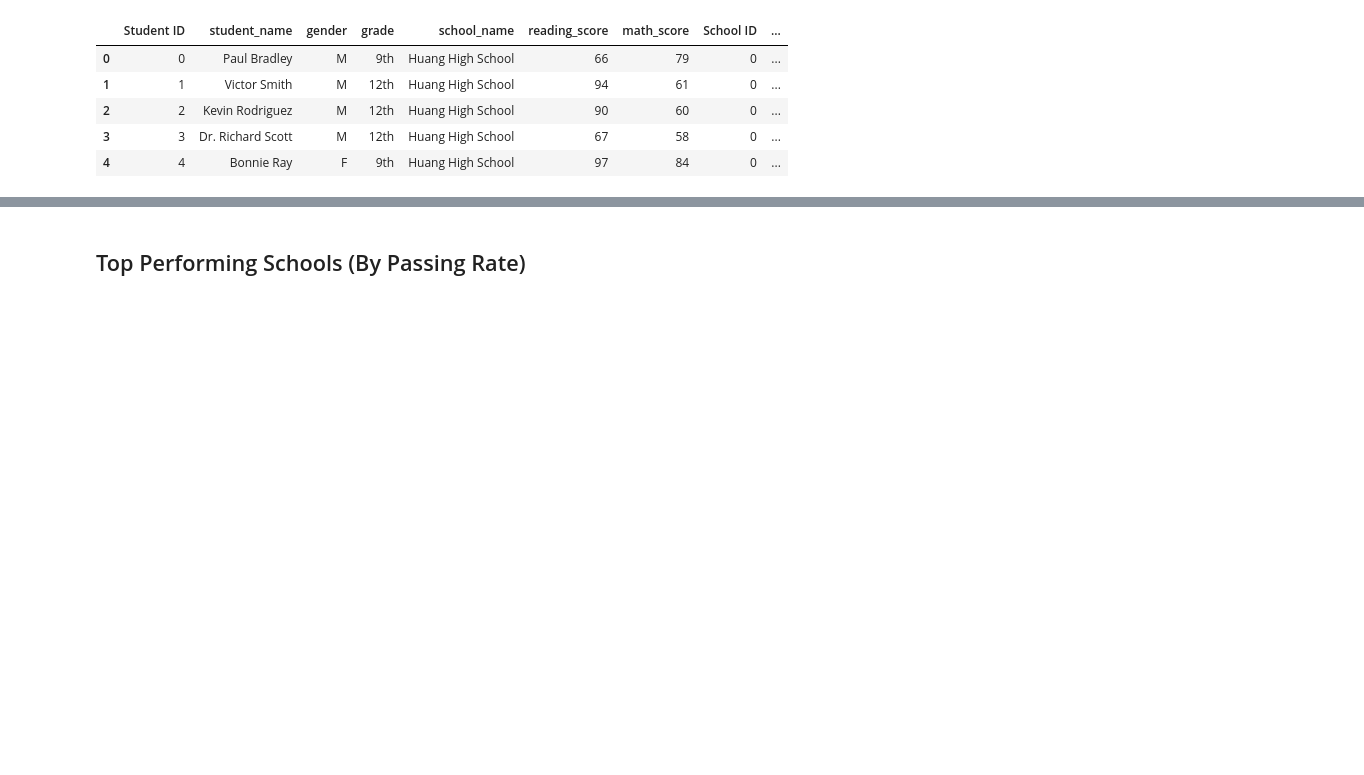
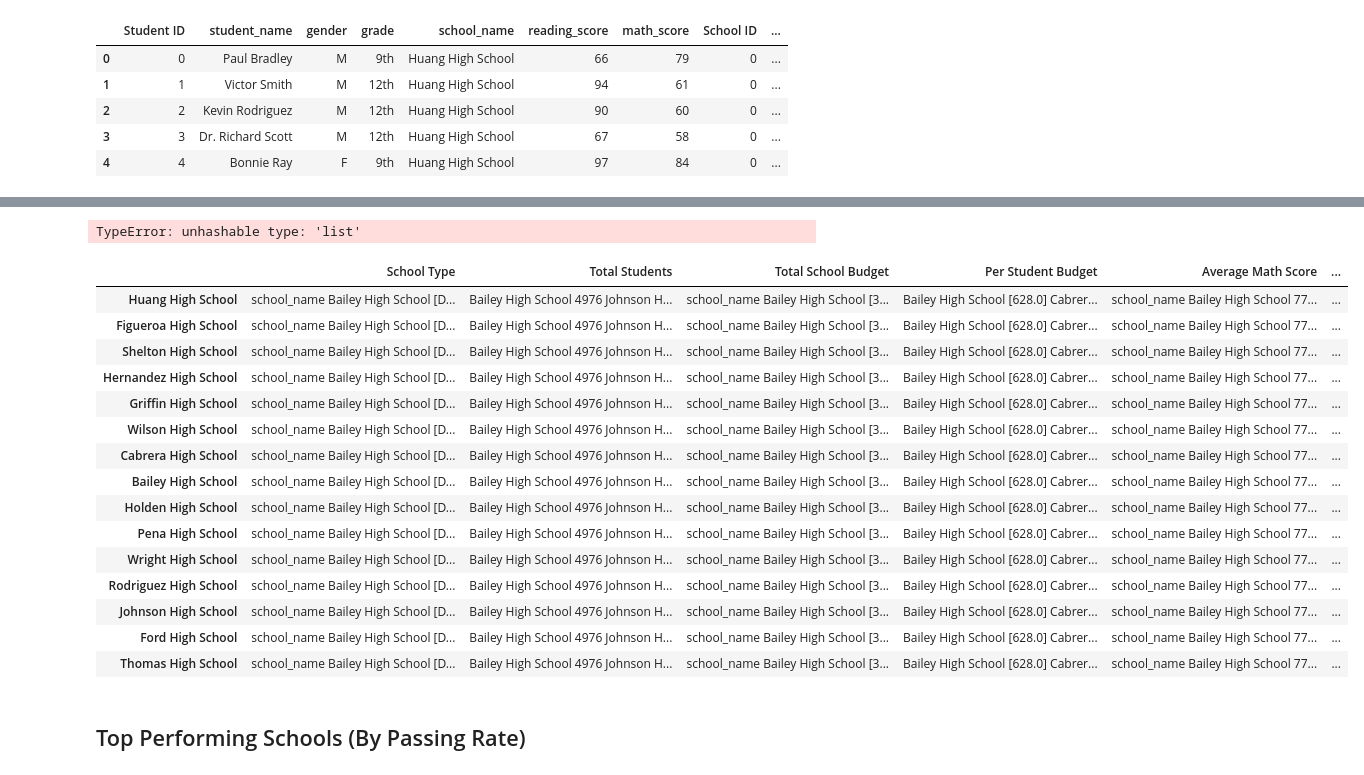
Before and after one commit to carlymckelvy/pandas-challenge, a Jupyter notebook: PyCitySchools/PyCitySchools_starter.ipynb, the cells around one changed output, grey strips where cells are left out. Cells and saved outputs as stored; diff of their text form; code cells hidden in the pictures; blank space fills up the shorter version.

```diff
--- a/PyCitySchools/PyCitySchools_starter.ipynb
+++ b/PyCitySchools/PyCitySchools_starter.ipynb
@@ -238,0 +340,4 @@ Name: reading_score, dtype: float64
+# %%
+#sch_reading_perc = ((reading_by_school / school_size)*100)
+sch_reading_perc = pd.DataFrame(((reading_by_school["student_name"] / school_size["school_name"])*100))
+sch_reading_perc
@@ -238,0 +361,3 @@ Name: reading_score, dtype: float64
+# %%
+sch_budget = grouped_data["budget"].unique()
+sch_budget
@@ -238,0 +382,3 @@ Name: reading_score, dtype: float64
+# %%
+stu_budget = sch_budget / school_size
+stu_budget
@@ -238,0 +402,4 @@ Name: reading_score, dtype: float64
+# %%
+sch_overall_pass = (sch_math_perc + sch_reading_perc)/2
+sch_overall_pass = pd.DataFrame((sch_math_perc + sch_reading_perc)/2)
+sch_overall_pass
@@ -239,3 +423,46 @@ Name: reading_score, dtype: float64
+# %%
+#school_summ =  {[school_types],
+                            [school_size],
+                            [sch_budget],
+                            [stu_budget],
+                            [math_avg],
+                            [reading_avg],
+                            [sch_math_perc],
+                            [sch_reading_perc],
+                            [sch_overall_pass]}
+#school_df = pd.DataFrame(school_summ)
+#school_df
+# %% [output]
+TypeError: unhashable type: 'list'
+# %%
+school_summ = {"School Type" : [school_types],
+                             "Total Students" : [school_size],
+                            "Total School Budget" : [sch_budget],
+                            "Per Student Budget" : [stu_budget],
+                             "Average Math Score" : [math_avg],
+                             "Average Reading Score" : [reading_avg],
+                             "% Passing Math" : [sch_math_perc],
+                             "% Passing Reading" : [sch_reading_perc],
+                            "% Overall Passing" : [sch_overall_pass]}
+#school_df = pd.DataFrame(school_summ, index =[school_data_complete["school_name"].unique()])
+school_df
+# %% [output]
+|  | School Type | Total Students | Total School Budget | Per Student Budget | Average Math Score | ... |
+| Huang High School | school_name Bailey High School [D... | Bailey High School 4976 Johnson H... | school_name Bailey High School [3... | Bailey High School [628.0] Cabrer... | school_name Bailey High School 77... | ... |
+| Figueroa High School | school_name Bailey High School [D... | Bailey High School 4976 Johnson H... | school_name Bailey High School [3... | Bailey High School [628.0] Cabrer... | school_name Bailey High School 77... | ... |
+| Shelton High School | school_name Bailey High School [D... | Bailey High School 4976 Johnson H... | school_name Bailey High School [3... | Bailey High School [628.0] Cabrer... | school_name Bailey High School 77... | ... |
+| Hernandez High School | school_name Bailey High School [D... | Bailey High School 4976 Johnson H... | school_name Bailey High School [3... | Bailey High School [628.0] Cabrer... | school_name Bailey High School 77... | ... |
+| Griffin High School | school_name Bailey High School [D... | Bailey High School 4976 Johnson H... | school_name Bailey High School [3... | Bailey High School [628.0] Cabrer... | school_name Bailey High School 77... | ... |
+| Wilson High School | school_name Bailey High School [D... | Bailey High School 4976 Johnson H... | school_name Bailey High School [3... | Bailey High School [628.0] Cabrer... | school_name Bailey High School 77... | ... |
+| Cabrera High School | school_name Bailey High School [D... | Bailey High School 4976 Johnson H... | school_name Bailey High School [3... | Bailey High School [628.0] Cabrer... | school_name Bailey High School 77... | ... |
+| Bailey High School | school_name Bailey High School [D... | Bailey High School 4976 Johnson H... | school_name Bailey High School [3... | Bailey High School [628.0] Cabrer... | school_name Bailey High School 77... | ... |
+| Holden High School | school_name Bailey High School [D... | Bailey High School 4976 Johnson H... | school_name Bailey High School [3... | Bailey High School [628.0] Cabrer... | school_name Bailey High School 77... | ... |
+| Pena High School | school_name Bailey High School [D... | Bailey High School 4976 Johnson H... | school_name Bailey High School [3... | Bailey High School [628.0] Cabrer... | school_name Bailey High School 77... | ... |
+| Wright High School | school_name Bailey High School [D... | Bailey High School 4976 Johnson H... | school_name Bailey High School [3... | Bailey High School [628.0] Cabrer... | school_name Bailey High School 77... | ... |
+| Rodriguez High School | school_name Bailey High School [D... | Bailey High School 4976 Johnson H... | school_name Bailey High School [3... | Bailey High School [628.0] Cabrer... | school_name Bailey High School 77... | ... |
+| Johnson High School | school_name Bailey High School [D... | Bailey High School 4976 Johnson H... | school_name Bailey High School [3... | Bailey High School [628.0] Cabrer... | school_name Bailey High School 77... | ... |
+| Ford High School | school_name Bailey High School [D... | Bailey High School 4976 Johnson H... | school_name Bailey High School [3... | Bailey High School [628.0] Cabrer... | school_name Bailey High School 77... | ... |
+| Thomas High School | school_name Bailey High School [D... | Bailey High School 4976 Johnson H... | school_name Bailey High School [3... | Bailey High School [628.0] Cabrer... | school_name Bailey High School 77... | ... |
 # %% [markdown]
 ## Top Performing Schools (By Passing Rate)
 # %% [markdown]
```
Also changed, not shown: parts of 27 cells of this notebook.
